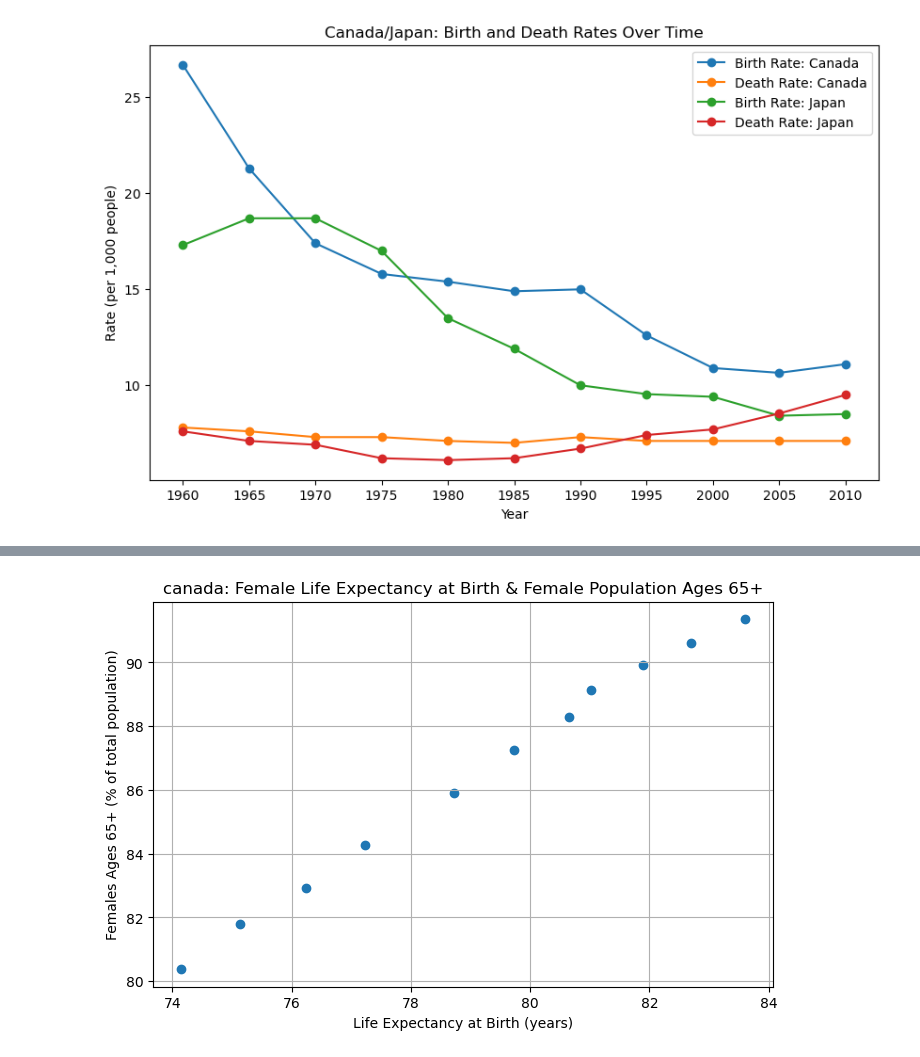
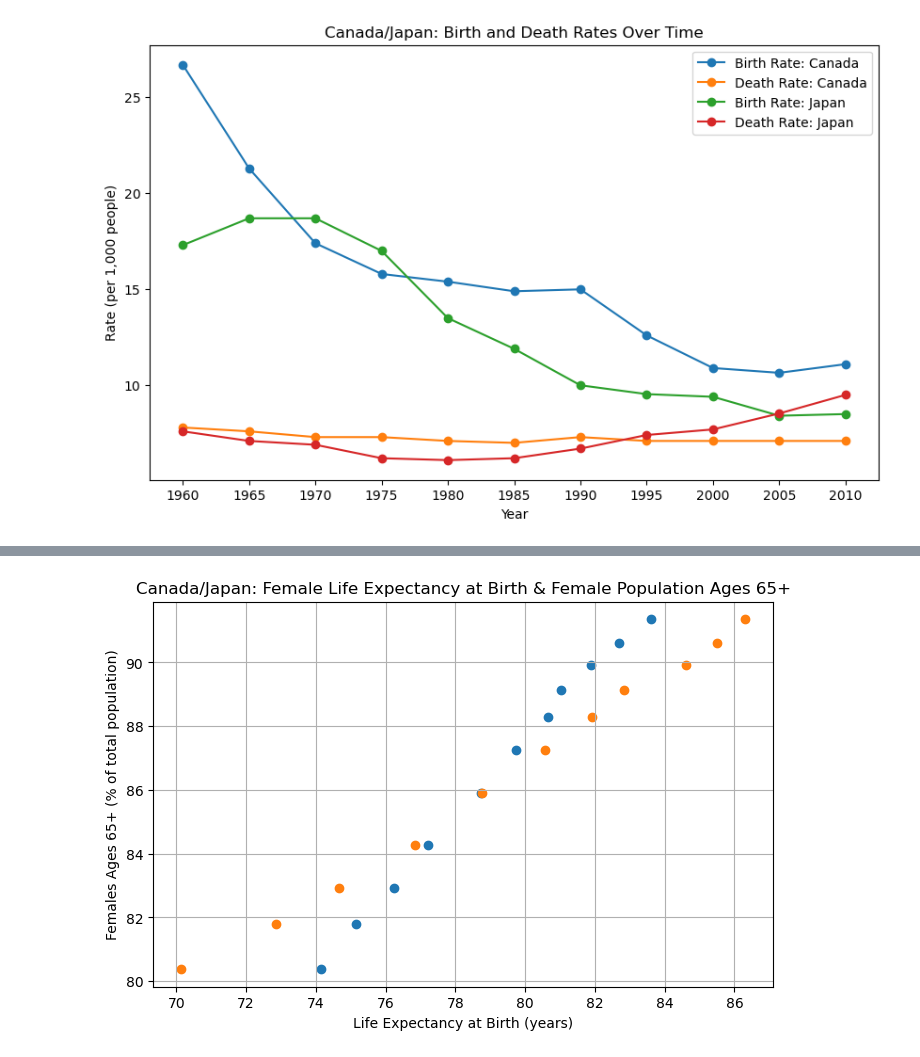
Before and after one commit to TolsonA/Group_3, a Jupyter notebook: src/health_data_analysis.ipynb, the cells around one changed output, grey strips where cells are left out. Cells and saved outputs as stored; diff of their text form; code cells hidden in the pictures.

```diff
--- a/src/health_data_analysis.ipynb
+++ b/src/health_data_analysis.ipynb
@@ -60,4 +63,16 @@ can_life_expectancy_m_df.index.name = 'Years'
 can_combined_le_data = can_life_expectancy_f_df.join(can_life_expectancy_m_df)
 can_combined_le_data.index = can_combined_le_data.index
 can_filtered_le_data = can_combined_le_data[can_combined_le_data.index.astype(int) % 5 == 0]
+# %%
+# Japan Life Expectancy at Birth
+jpn_life_expectancy_f_df = df_japan[df_japan['Indicator Name'] == 'Life expectancy at birth, female (years)'].iloc[:, 5:].T
+jpn_life_expectancy_m_df = df_japan[df_japan['Indicator Name'] == 'Life expectancy at birth, male (years)'].iloc[:, 5:].T
+jpn_life_expectancy_f_df.columns = ['Female Life Expectancy at Birth']
+jpn_life_expectancy_m_df.columns = ['Male Life Expectancy at Birth']
+jpn_life_expectancy_f_df.index.name = 'Years'
+jpn_life_expectancy_m_df.index.name = 'Years'
+
+jpn_combined_le_data = jpn_life_expectancy_f_df.join(jpn_life_expectancy_m_df)
+jpn_combined_le_data.index = jpn_combined_le_data.index
+jpn_filtered_le_data = jpn_combined_le_data[jpn_combined_le_data.index.astype(int) % 5 == 0]
 # %%
@@ -82,4 +101,16 @@ can_survival_65_f_df.index.name = 'Percent'
 can_combined_65_data = can_survival_65_f_df.join(can_survival_65_m_df)
 can_combined_65_data.index = can_combined_65_data.index
 can_filtered_65_data = can_combined_65_data[can_combined_65_data.index.astype(int) % 5 == 0]
+# %%
+# Japan Survival To Age 65
+jpn_survival_65_f_df = df_japan[df_japan['Indicator Name'] == "Survival to age 65, female (% of cohort)"].iloc[:, 5:].T
+jpn_survival_65_m_df = df_japan[df_japan['Indicator Name'] == "Survival to age 65, male (% of cohort)"].iloc[:, 5:].T
+jpn_survival_65_f_df.columns = ['% of Females to reach age 65']
+jpn_survival_65_m_df.columns = ['% of Males to reach age 65']
+jpn_survival_65_f_df.index.name = 'Percent'
+jpn_survival_65_f_df.index.name = 'Percent'
+
+jpn_combined_65_data = jpn_survival_65_f_df.join(jpn_survival_65_m_df)
+jpn_combined_65_data.index = jpn_combined_65_data.index
+jpn_filtered_65_data = jpn_combined_65_data[jpn_combined_65_data.index.astype(int) % 5 == 0]
 # %%
@@ -96,12 +130,16 @@ plt.show()
 # %%
 can_combined_65_le_data = can_filtered_le_data.join(can_filtered_65_data)
+jpn_combined_65_le_data = jpn_filtered_le_data.join(jpn_filtered_65_data)
 # %%
+# Plot female life expectancy vs. survival to age 65+ f/ Canada & Japan
 plt.figure(figsize=(8, 5))
-plt.scatter(can_combined_65_le_data['Female Life Expectancy at Birth'], can_combined_65_le_data['% of Females to reach age 65'], marker='o')
-plt.title('Canada: Female Life Expectancy at Birth & Female Population Ages 65+')
+plt.scatter(can_combined_65_le_data['Female Life Expectancy at Birth'], can_combined_65_le_data['% of Females to reach age 65'], marker='o', label='Canada')
+plt.scatter(jpn_combined_65_le_data['Female Life Expectancy at Birth'], can_combined_65_le_data['% of Females to reach age 65'], marker='o', label='Japan')
+# TODO: How do we get the correct labels to show up? Why is label not working for plt.scatter()?
+plt.title('Canada/Japan: Female Life Expectancy at Birth & Female Population Ages 65+')
 plt.xlabel('Life Expectancy at Birth (years)')
 plt.ylabel('Females Ages 65+ (% of total population)')
 plt.grid(True)
 plt.show()
 # %% [output]
-[figure, old version]
+[figure, new version]
```
Also changed, not shown: parts of 6 cells of this notebook.
